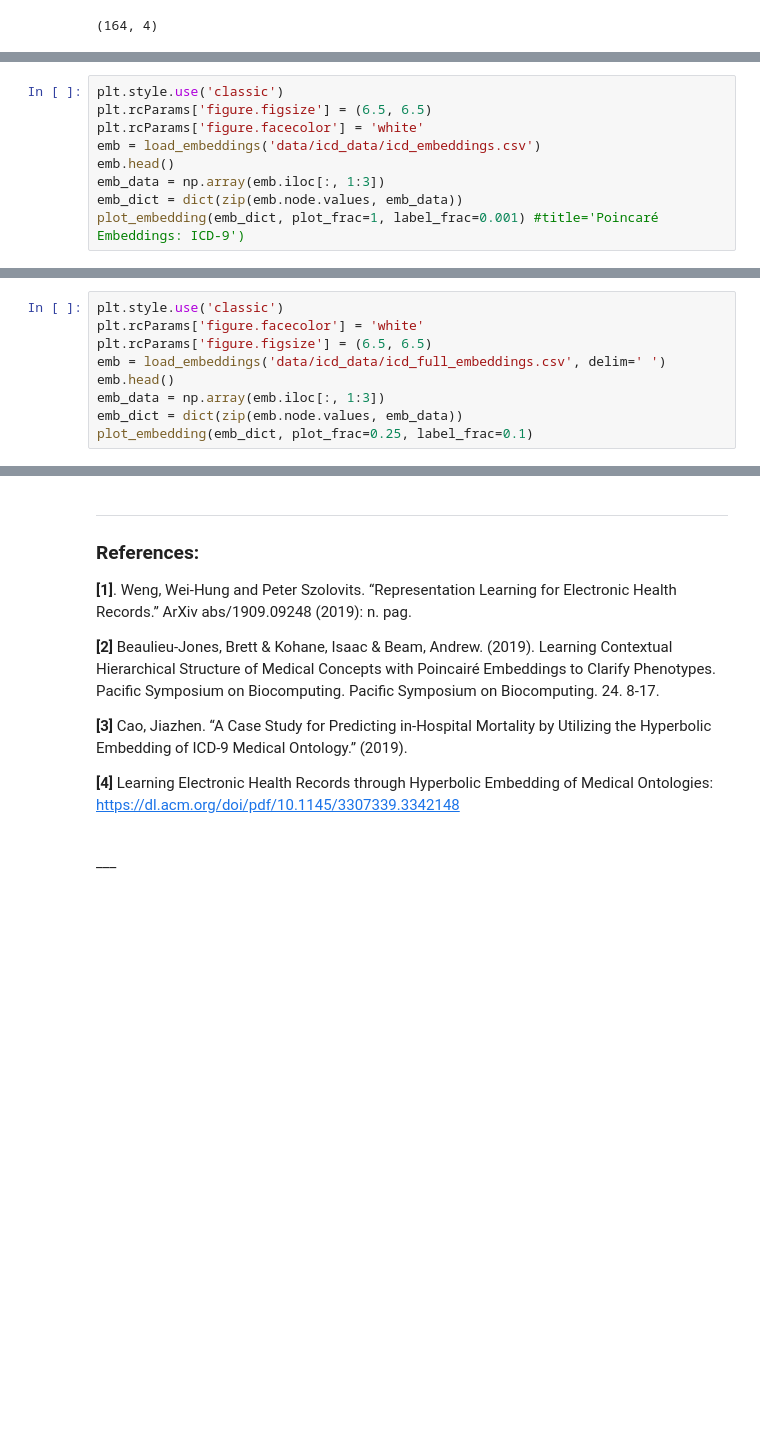
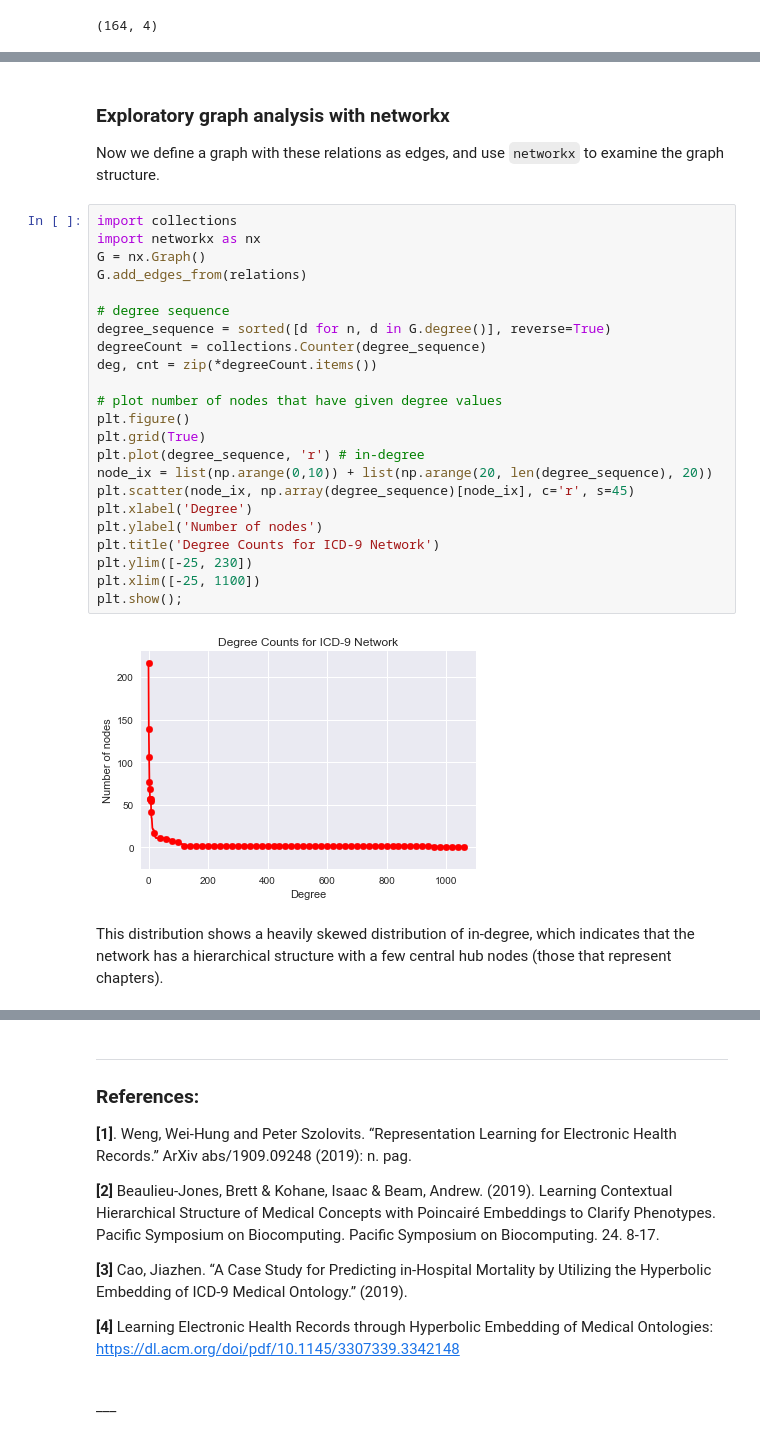
Before and after one commit to drewwilimitis/Hyperbolic-ICD-Embeddings-MIMIC3, a Jupyter notebook: hyperbolic_embedding_ICD9.ipynb, the cells around one changed output, grey strips where cells are left out. Saved outputs shown, nothing was run; the diff lists cells and outputs as text; blank space fills up the shorter version.

```diff
--- a/hyperbolic_embedding_ICD9.ipynb
+++ b/hyperbolic_embedding_ICD9.ipynb
@@ -327,9 +120,0 @@ INFO:gensim.models.utils_any2vec:storing 1066x2 projection weights into data/icd
-# %%
-plt.style.use('classic')
-plt.rcParams['figure.figsize'] = (6.5, 6.5)
-plt.rcParams['figure.facecolor'] = 'white'
-emb = load_embeddings('data/icd_data/icd_embeddings.csv')
-emb.head()
-emb_data = np.array(emb.iloc[:, 1:3])
-emb_dict = dict(zip(emb.node.values, emb_data))
-plot_embedding(emb_dict, plot_frac=1, label_frac=0.001) #title='Poincaré Embeddings: ICD-9')
@@ -445,9 +120,0 @@ INFO:gensim.models.utils_any2vec:storing 15839x2 projection weights into data/ic
-# %%
-plt.style.use('classic')
-plt.rcParams['figure.facecolor'] = 'white'
-plt.rcParams['figure.figsize'] = (6.5, 6.5)
-emb = load_embeddings('data/icd_data/icd_full_embeddings.csv', delim=' ')
-emb.head()
-emb_data = np.array(emb.iloc[:, 1:3])
-emb_dict = dict(zip(emb.node.values, emb_data))
-plot_embedding(emb_dict, plot_frac=0.25, label_frac=0.1)
@@ -550,0 +167,30 @@ plot_poincare_icd(emb, labels, edge_list, edge_frac=0.1)
+# %% [markdown]
+### Exploratory graph analysis with networkx
+Now we define a graph with these relations as edges, and use `networkx` to examine the graph structure.
+# %%
+import collections
+import networkx as nx
+G = nx.Graph()
+G.add_edges_from(relations)
+
+# degree sequence
+degree_sequence = sorted([d for n, d in G.degree()], reverse=True)
+degreeCount = collections.Counter(degree_sequence)
+deg, cnt = zip(*degreeCount.items())
+
+# plot number of nodes that have given degree values
+plt.figure()
+plt.grid(True)
+plt.plot(degree_sequence, 'r') # in-degree
+node_ix = list(np.arange(0,10)) + list(np.arange(20, len(degree_sequence), 20))
+plt.scatter(node_ix, np.array(degree_sequence)[node_ix], c='r', s=45)
+plt.xlabel('Degree')
+plt.ylabel('Number of nodes')
+plt.title('Degree Counts for ICD-9 Network')
+plt.ylim([-25, 230])
+plt.xlim([-25, 1100])
+plt.show();
+# %% [output]
+[figure, added]
+# %% [markdown]
+This distribution shows a heavily skewed distribution of in-degree, which indicates that the network has a hierarchical structure with a few central hub nodes (those that represent chapters).
```
Also changed, not shown: parts of 45 cells of this notebook, 1 other file.
